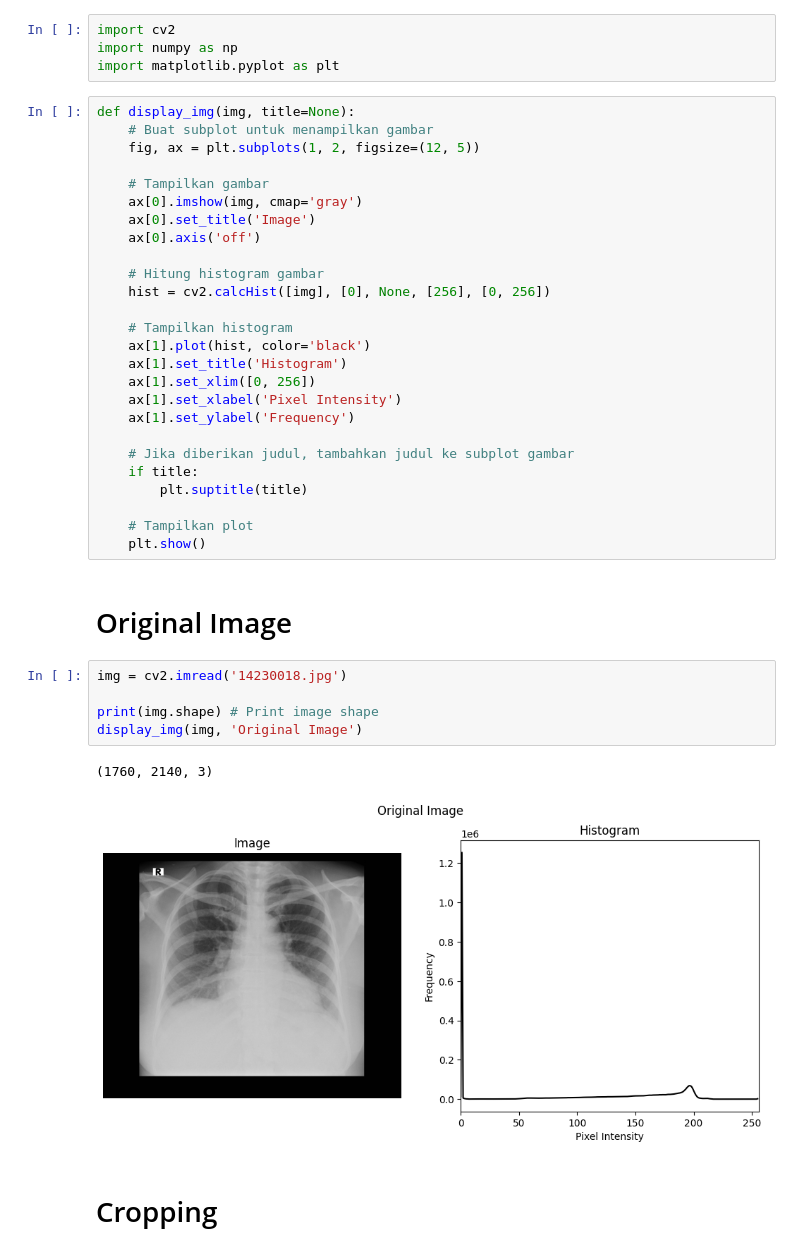
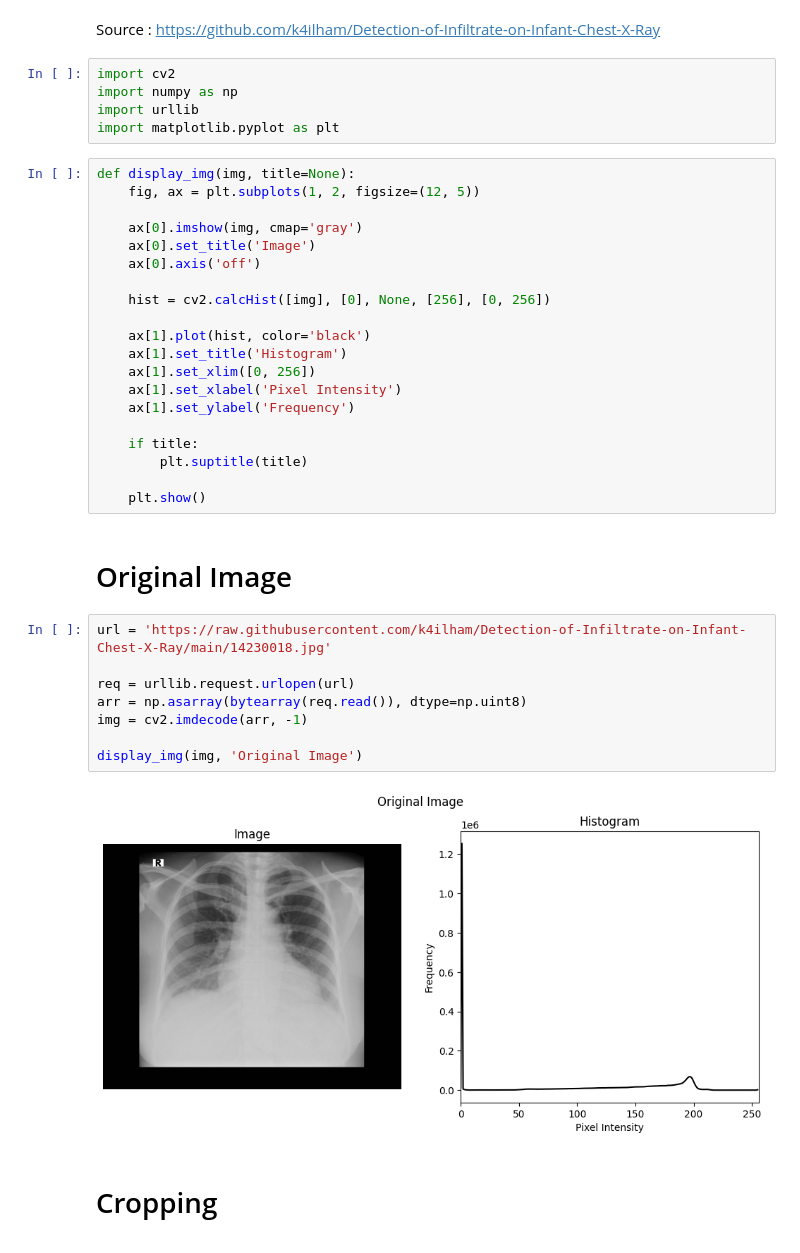
Before and after one commit to k4ilham/Detection-of-Infiltrate-on-Infant-Chest-X-Ray, a Jupyter notebook: Detection of Infiltrate on Infant Chest X-Ray.ipynb, the cells around one changed output. Saved outputs shown, nothing was run; the diff lists cells and outputs as text.

```diff
--- a/Detection of Infiltrate on Infant Chest X-Ray.ipynb
+++ b/Detection of Infiltrate on Infant Chest X-Ray.ipynb
@@ -1,42 +7,41 @@
+# %% [markdown]
+Source : https://github.com/k4ilham/Detection-of-Infiltrate-on-Infant-Chest-X-Ray
 # %%
 import cv2
 import numpy as np
+import urllib
 import matplotlib.pyplot as plt
 # %%
 def display_img(img, title=None):
-    # Buat subplot untuk menampilkan gambar
     fig, ax = plt.subplots(1, 2, figsize=(12, 5))
 
-    # Tampilkan gambar
     ax[0].imshow(img, cmap='gray')
     ax[0].set_title('Image')
     ax[0].axis('off')
 
-    # Hitung histogram gambar
     hist = cv2.calcHist([img], [0], None, [256], [0, 256])
 
-    # Tampilkan histogram
     ax[1].plot(hist, color='black')
     ax[1].set_title('Histogram')
     ax[1].set_xlim([0, 256])
     ax[1].set_xlabel('Pixel Intensity')
     ax[1].set_ylabel('Frequency')
 
-    # Jika diberikan judul, tambahkan judul ke subplot gambar
     if title:
         plt.suptitle(title)
 
-    # Tampilkan plot
     plt.show()
 # %% [markdown]
 # Original Image
-# %%
-img = cv2.imread('14230018.jpg')
-
-print(img.shape) # Print image shape
-display_img(img, 'Original Image')
-# %% [output]
-(1760, 2140, 3)
-[figure, removed]
+# %%
+url = 'https://raw.githubusercontent.com/k4ilham/Detection-of-Infiltrate-on-Infant-Chest-X-Ray/main/14230018.jpg'
+
+req = urllib.request.urlopen(url)
+arr = np.asarray(bytearray(req.read()), dtype=np.uint8)
+img = cv2.imdecode(arr, -1)
+
+display_img(img, 'Original Image')
+# %% [output]
+[figure, added]
 # %% [markdown]
 # Cropping
```
Also changed, not shown: parts of 15 cells of this notebook, 6 other files.
